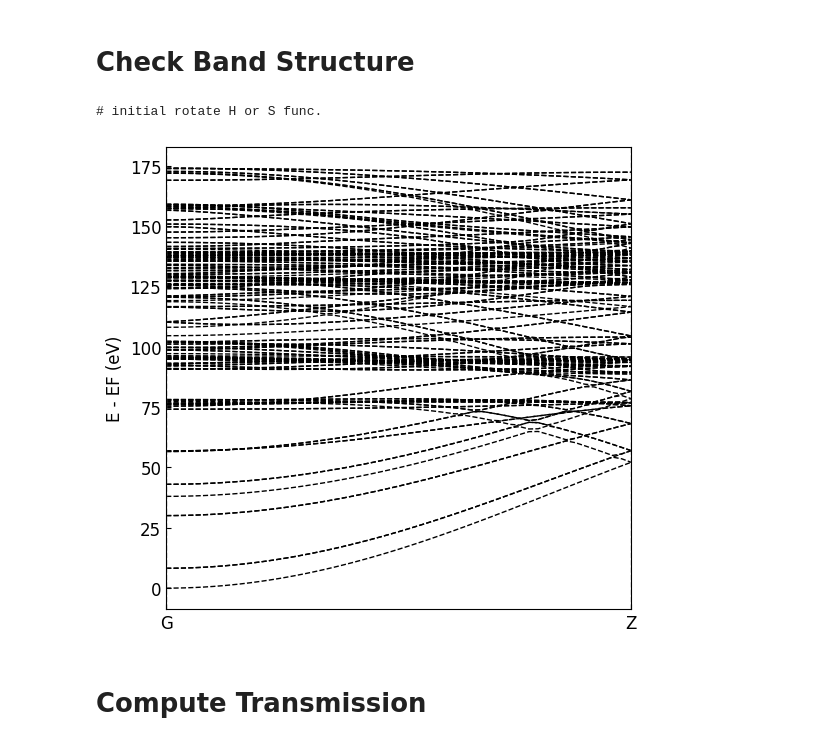
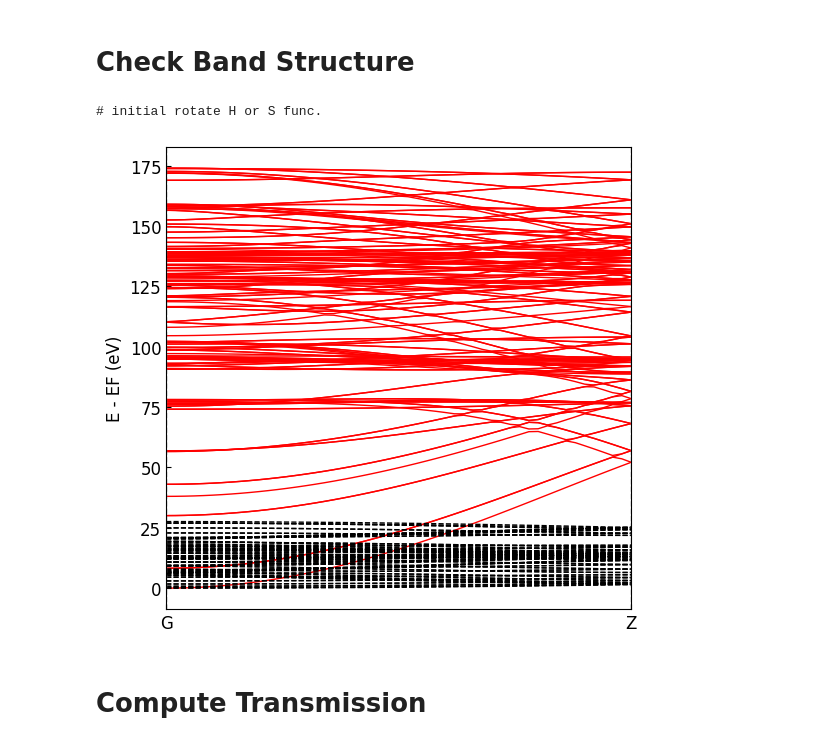
Before and after one commit to Cautumn/deeptb, a Jupyter notebook: examples/negf/negf.ipynb, the cells around one changed output. Saved outputs shown, nothing was run; the diff lists cells and outputs as text; code cells hidden in the pictures.

```diff
--- a/examples/negf/negf.ipynb
+++ b/examples/negf/negf.ipynb
@@ -37,13 +37,13 @@ f["model_config"]
 # %% [markdown]
 # Check Band Structure
 # %%
-checkfile = './latest_nnsk_b3.000_c3.000_w0.010.json'
+checkfile = './latest_nnsk_b3.000_c3.000_w0.001.json'
 #checkfile = "./inputSiGe.json"
 nnskapi = NNSKHost(checkpoint=checkfile, config="./input.json")
 nnskapi.register_plugin(InitSKModel())
 nnskapi.build()
 nnHrk = NN2HRK(apihost=nnskapi, mode='nnsk')
-run_opt={"structure":"./CNT.vasp",
+run_opt={"structure":"/data/DFT/CNT/CNT40/PRIMCELL.vasp",
         "results_path":"./"}
 jdata={
         "kline_type":"abacus",
@@ -52,37 +52,37 @@ jdata={
                  ],
         "klabels":['G','Z'],
         "emin":-10,
         "emax":10
         }
 bcalc = bandcalc(apiHrk=nnHrk,run_opt=run_opt,jdata=jdata)
 eigenstatus = bcalc.get_bands()
 
 band = np.loadtxt('./BANDS_1.dat')
 
 plt.figure(figsize=(6,6),dpi=100)
 #plt.plot(eigenstatus['xlist'], eigenstatus['eigenvalues'] - eigenstatus['E_fermi'], 'r-',lw=1)
-plt.plot(eigenstatus['xlist'], eigenstatus['eigenvalues']- np.min(eigenstatus['eigenvalues']), '-',lw=1)
-plt.plot(band['xcoords'],band['eigenvalues']-np.min(band['eigenvalues']),'k--',ms=2)
-# plt.plot(eigenstatus['xlist'], band[:,2:] - np.min(band[:,2:]),'k--',lw=1)
+plt.plot(eigenstatus['xlist'], eigenstatus['eigenvalues']- np.min(eigenstatus['eigenvalues']), 'r-',lw=1)
+# plt.plot(band['xcoords'],band['eigenvalues']-np.min(band['eigenvalues']),'k--',ms=2)
+plt.plot(eigenstatus['xlist'], band[:,2:] - np.min(band[:,2:]),'k--',lw=1)
 # plt.ylim(-2,55)
 
 
 for ii in eigenstatus['high_sym_kpoints']:
     plt.axvline(ii,color='gray',lw=1,ls='--')
 plt.tick_params(direction='in')
 #plt.ylim(emin,emax)
 
 plt.xlim(eigenstatus['xlist'].min(),eigenstatus['xlist'].max())
 
 plt.ylabel('E - EF (eV)',fontsize=12)
 plt.yticks(fontsize=12)
 plt.xticks(eigenstatus['high_sym_kpoints'], eigenstatus['labels'], fontsize=12)
 #plt.savefig(f'{self.results_path}/band.png',dpi=300)
 # plt.axhline(40.0)
 plt.show()
 # %% [output]
 # initial rotate H or S func.
-[figure, old version]
+[figure, new version]
 # %% [markdown]
 # Compute Transmission
 # %%
```
Also changed, not shown: 1 other file.
